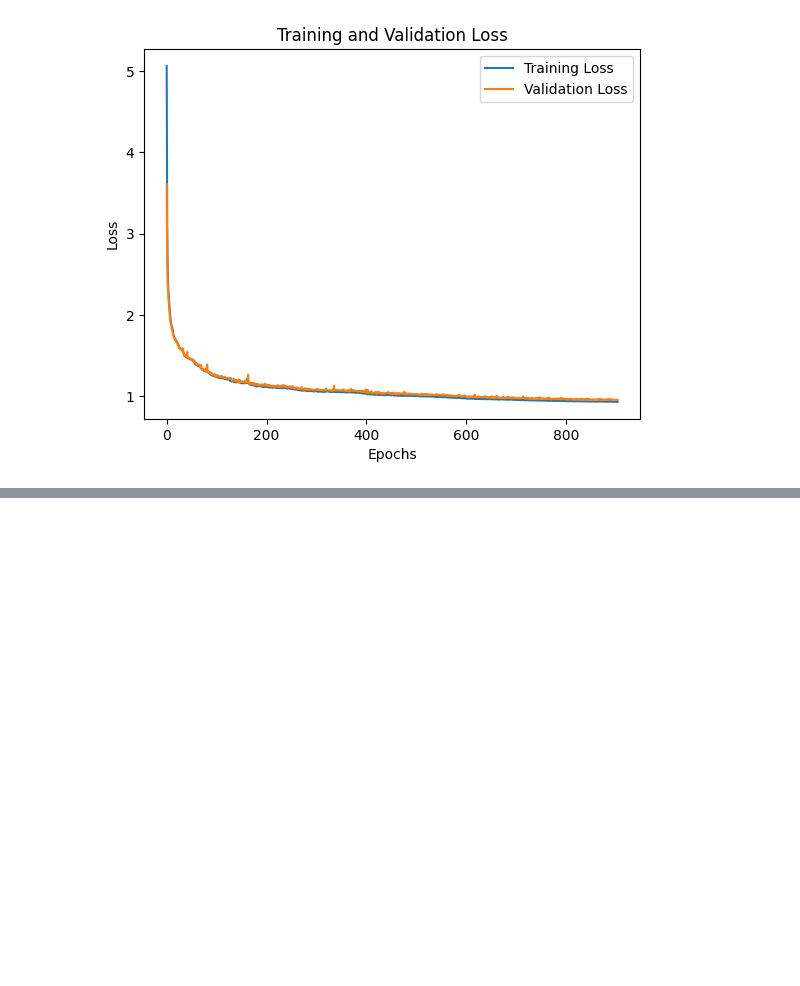
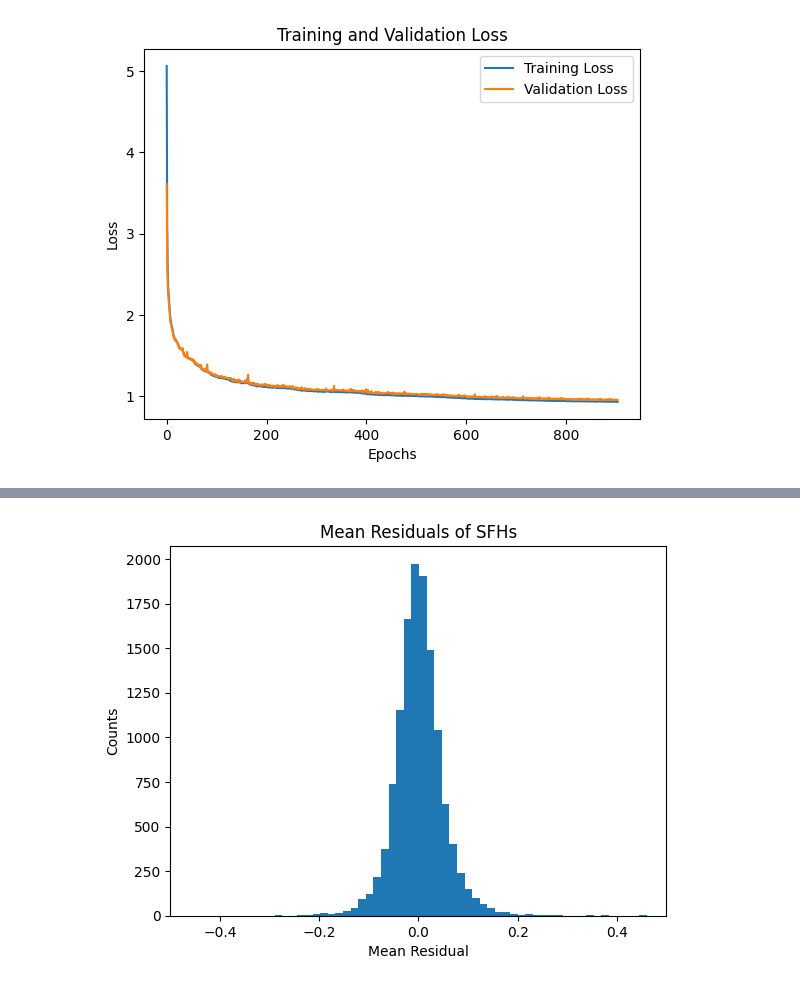
Before and after one commit to harrypenguin/Astrostatistics-Models, a Jupyter notebook: ConvAutoencoder.ipynb, the cells around one changed output, grey strips where cells are left out. Drawn from its saved outputs; the diff is of its cells as text; code cells hidden in the pictures; blank space fills up the shorter version.

```diff
--- a/ConvAutoencoder.ipynb
+++ b/ConvAutoencoder.ipynb
@@ -201,0 +245,9 @@ torch.save(AE, 'AE Models/torch0.963autoencodervalmodel.pth')
+# %%
+plt.hist([np.mean(residual) for residual in residuals], bins=150)
+plt.xlabel('Mean Residual')
+plt.ylabel('Counts')
+plt.title('Mean Residuals of SFHs')
+plt.xlim(-0.5, 0.5)
+plt.show()
+# %% [output]
+[figure, added]
```
Also changed, not shown: parts of 3 cells of this notebook, 1 other file.
